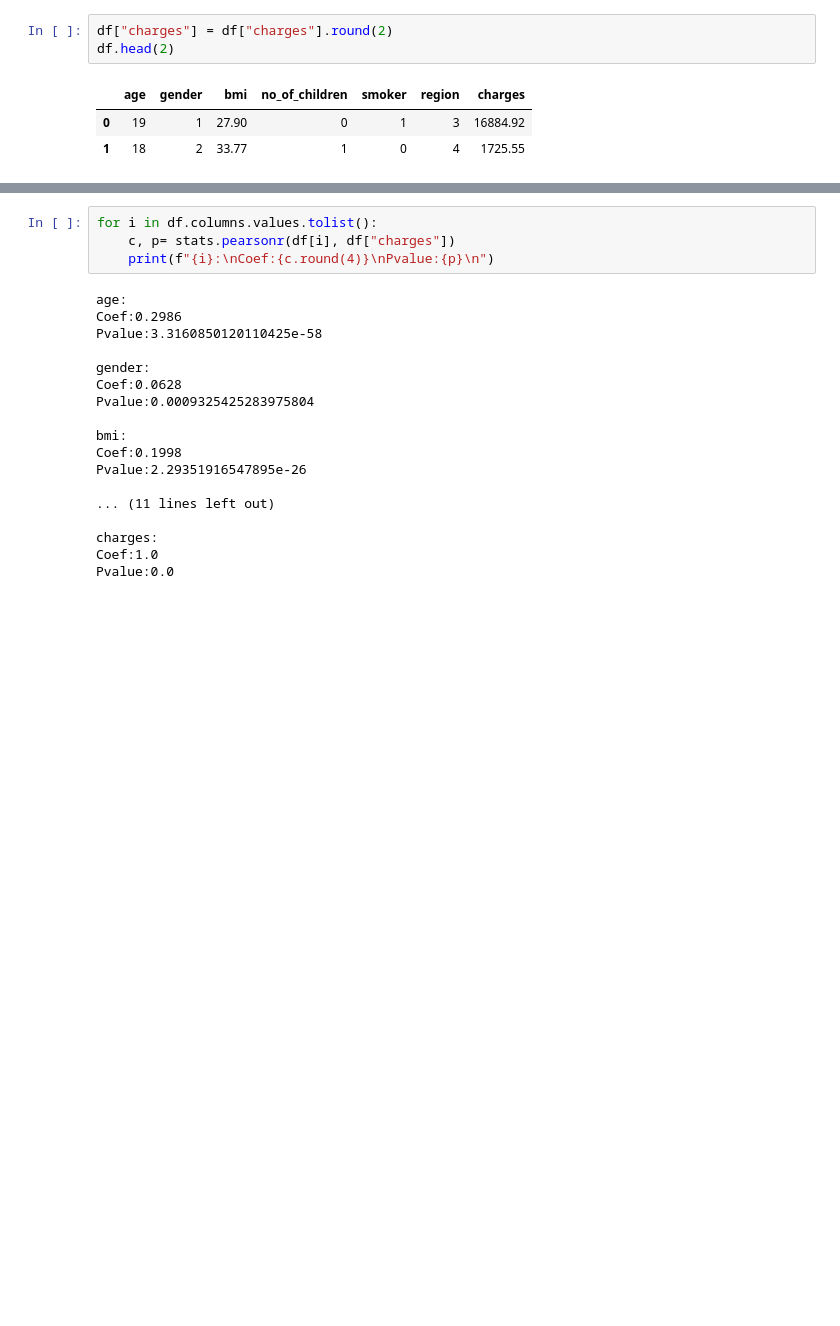
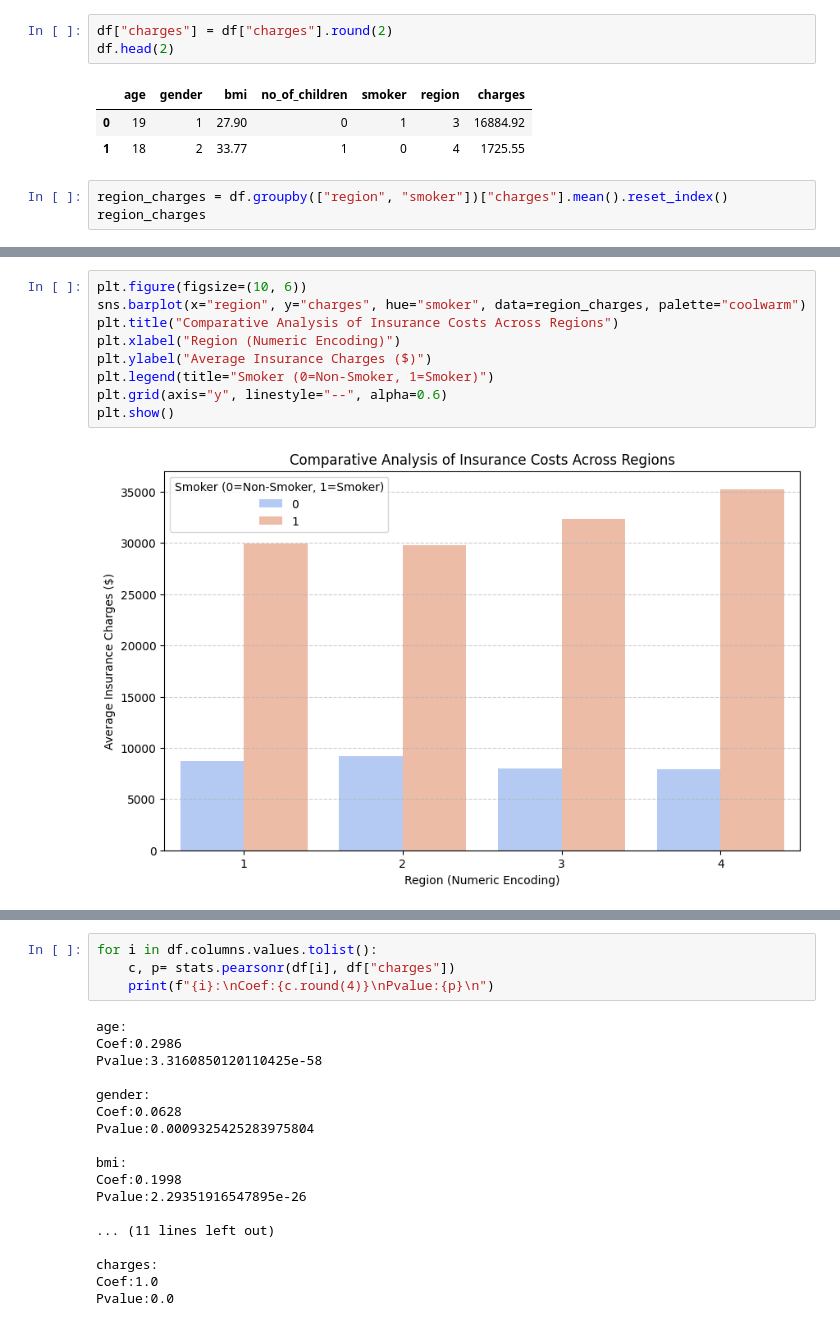
Before and after one commit to zahra-ahmadbeigloo/Data-analysis-projects, a Jupyter notebook: Insurance-Cost-Analysis/Insurance-Cost-Analysis.ipynb, the cells around one changed output, grey strips where cells are left out. Cells and saved outputs as stored; diff of their text form; blank space fills up the shorter version.

```diff
--- a/Insurance-Cost-Analysis/Insurance-Cost-Analysis.ipynb
+++ b/Insurance-Cost-Analysis/Insurance-Cost-Analysis.ipynb
@@ -79,3 +101,6 @@ df.head(2)
 |  | age | gender | bmi | no_of_children | smoker | region | charges |
 | 0 | 19 | 1 | 27.90 | 0 | 1 | 3 | 16884.92 |
 | 1 | 18 | 2 | 33.77 | 1 | 0 | 4 | 1725.55 |
+# %%
+region_charges = df.groupby(["region", "smoker"])["charges"].mean().reset_index()
+region_charges
@@ -81,0 +117,11 @@ df.head(2)
+# %%
+plt.figure(figsize=(10, 6))
+sns.barplot(x="region", y="charges", hue="smoker", data=region_charges, palette="coolwarm")
+plt.title("Comparative Analysis of Insurance Costs Across Regions")
+plt.xlabel("Region (Numeric Encoding)")
+plt.ylabel("Average Insurance Charges ($)")
+plt.legend(title="Smoker (0=Non-Smoker, 1=Smoker)")
+plt.grid(axis="y", linestyle="--", alpha=0.6)
+plt.show()
+# %% [output]
+[figure, added]
```
Also changed, not shown: parts of 4 cells of this notebook.
